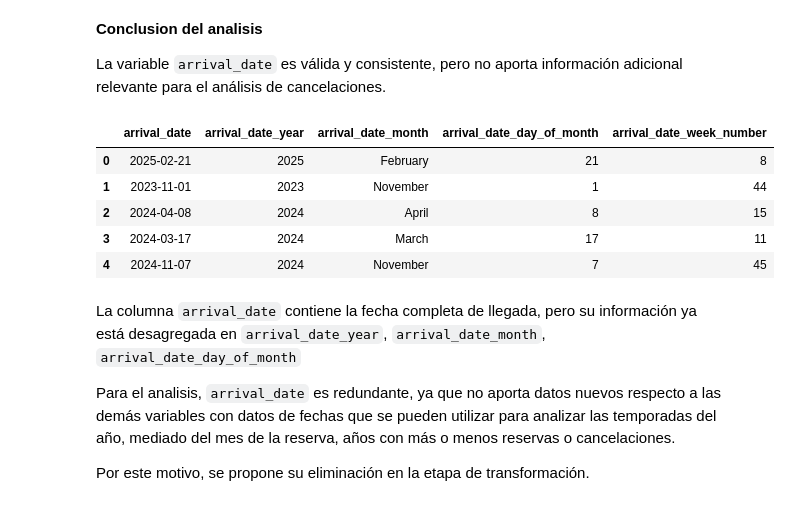
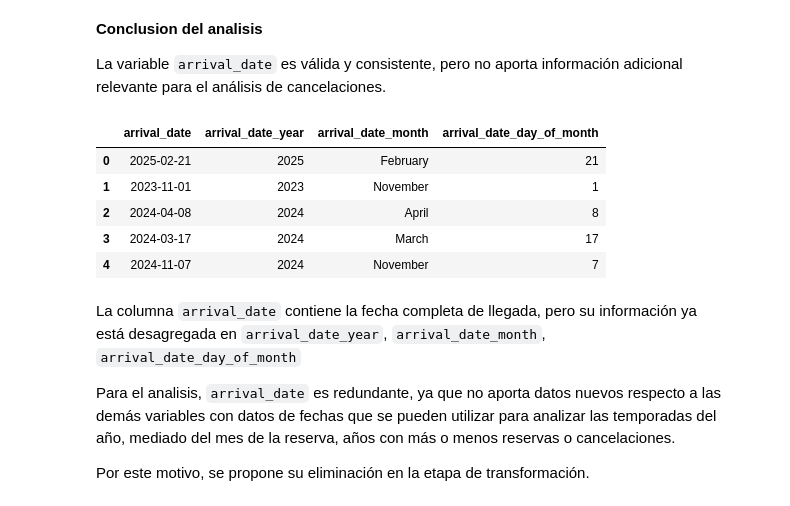
Before and after one commit to MatiasManuelCarro/UTN-TUPAD-Analisis_Datos_TPI, a Jupyter notebook: 5_TPI - Semana 5 - Entrega 2/Matias Carro y Hugo Catalan - Analisis de Datos - TPI - Semana 5 - Entrega 2 .ipynb, the cells around one changed output. Saved outputs shown, nothing was run; the diff lists cells and outputs as text; code cells hidden in the pictures.

```diff
--- a/5_TPI - Semana 5 - Entrega 2/Matias Carro y Hugo Catalan - Analisis de Datos - TPI - Semana 5 - Entrega 2 .ipynb
+++ b/5_TPI - Semana 5 - Entrega 2/Matias Carro y Hugo Catalan - Analisis de Datos - TPI - Semana 5 - Entrega 2 .ipynb
@@ -731,3 +731,13 @@ La variable `arrival_date_week_number` es completa, válida y consistente. No pr
 Se evalua si la variable aporta informacion a la hora de realizar el analisis.
 
 La variable `arrival_date_week_number` indica el número de semana del año, pero su información es redundante comparado a las variables `arrival_date_year`, `arrival_date_month` y `arrival_date_day_of_month`, que ya permiten analizar el comportamiento temporal de las reservas. Es una variable para uso interno de la empresa, que no aporta información adicional relevante para el estudio de cancelaciones, se decide su eliminacion.
+# %%
+# Eliminación de la variable arrival_date_week_number
+
+# Eliminar la columna del DataFrame de trabajo
+df.drop(columns=['arrival_date_week_number'], inplace=True)
+
+print("arrival_date_week_number eliminado correctamente")
+# Verificación: mostrar las columnas actuales para confirmar que ya no está
+print("Columnas actuales del DataFrame:")
+print(df.columns.tolist())
@@ -865,17 +879,16 @@ La variable `arrival_date` es válida y consistente, pero no aporta información
 # %%
 df[['arrival_date',
     'arrival_date_year',
     'arrival_date_month',
     'arrival_date_day_of_month',
-    'arrival_date_week_number'
 ]].head()
 # %% [output]
-|  | arrival_date | arrival_date_year | arrival_date_month | arrival_date_day_of_month | arrival_date_week_number |
-| 0 | 2025-02-21 | 2025 | February | 21 | 8 |
-| 1 | 2023-11-01 | 2023 | November | 1 | 44 |
-| 2 | 2024-04-08 | 2024 | April | 8 | 15 |
-| 3 | 2024-03-17 | 2024 | March | 17 | 11 |
-| 4 | 2024-11-07 | 2024 | November | 7 | 45 |
+|  | arrival_date | arrival_date_year | arrival_date_month | arrival_date_day_of_month |
+| 0 | 2025-02-21 | 2025 | February | 21 |
+| 1 | 2023-11-01 | 2023 | November | 1 |
+| 2 | 2024-04-08 | 2024 | April | 8 |
+| 3 | 2024-03-17 | 2024 | March | 17 |
+| 4 | 2024-11-07 | 2024 | November | 7 |
 # %% [markdown]
 La columna `arrival_date` contiene la fecha completa de llegada, pero su información ya está desagregada en `arrival_date_year`, `arrival_date_month`, `arrival_date_day_of_month`
 
```
Also changed, not shown: parts of 6 cells of this notebook, 2 other files.
